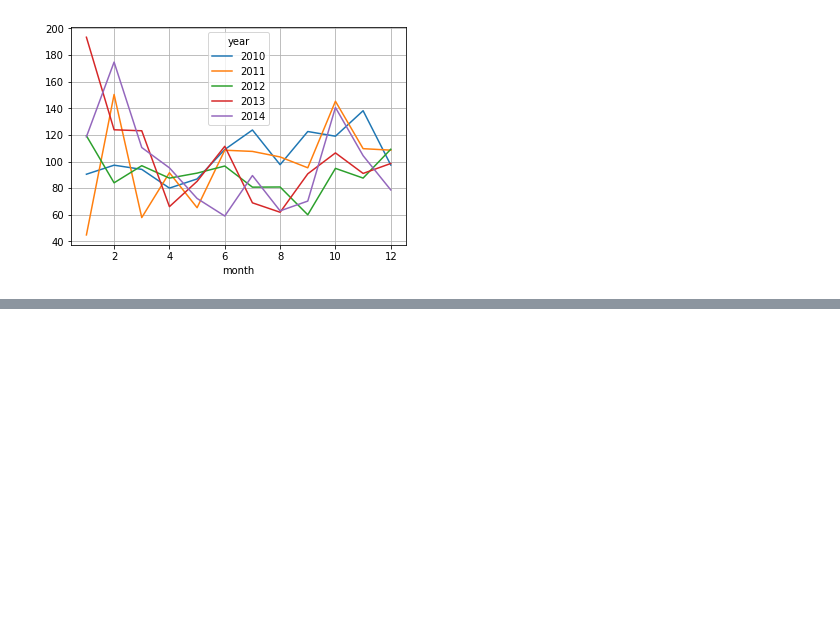
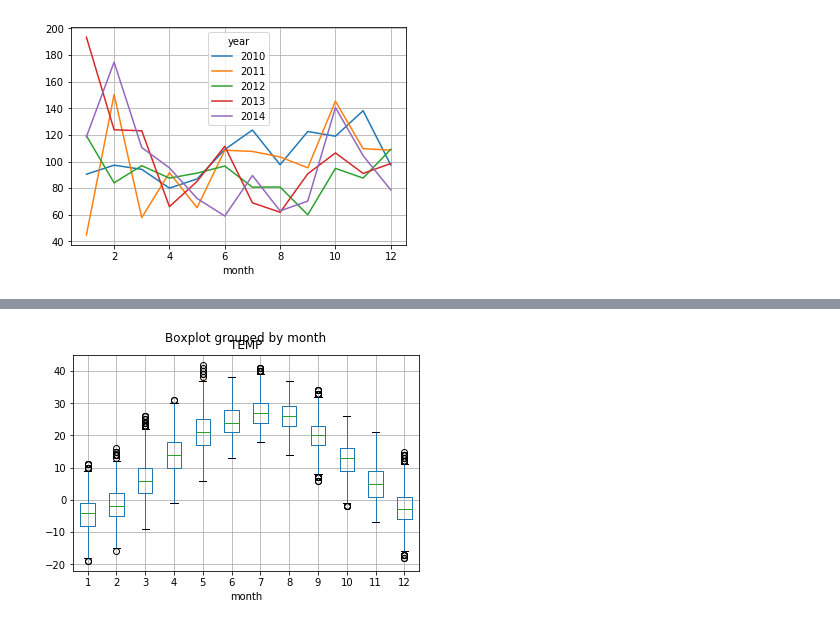
Before and after one commit to ispapadakis/mts, a Jupyter notebook: Exploratory Data Analysis.ipynb, the cells around one changed output, grey strips where cells are left out. Saved outputs shown, nothing was run; the diff lists cells and outputs as text; code cells hidden in the pictures; blank space fills up the shorter version.

```diff
--- a/Exploratory Data Analysis.ipynb
+++ b/Exploratory Data Analysis.ipynb
@@ -74,0 +101,4 @@ beijing.groupby(["hour","month"])["pm2.5"].mean().unstack()
+# %%
+ax = beijing.boxplot(column="TEMP",by="month")
+# %% [output]
+[figure, added]
```
Also changed, not shown: parts of 14 cells of this notebook.
